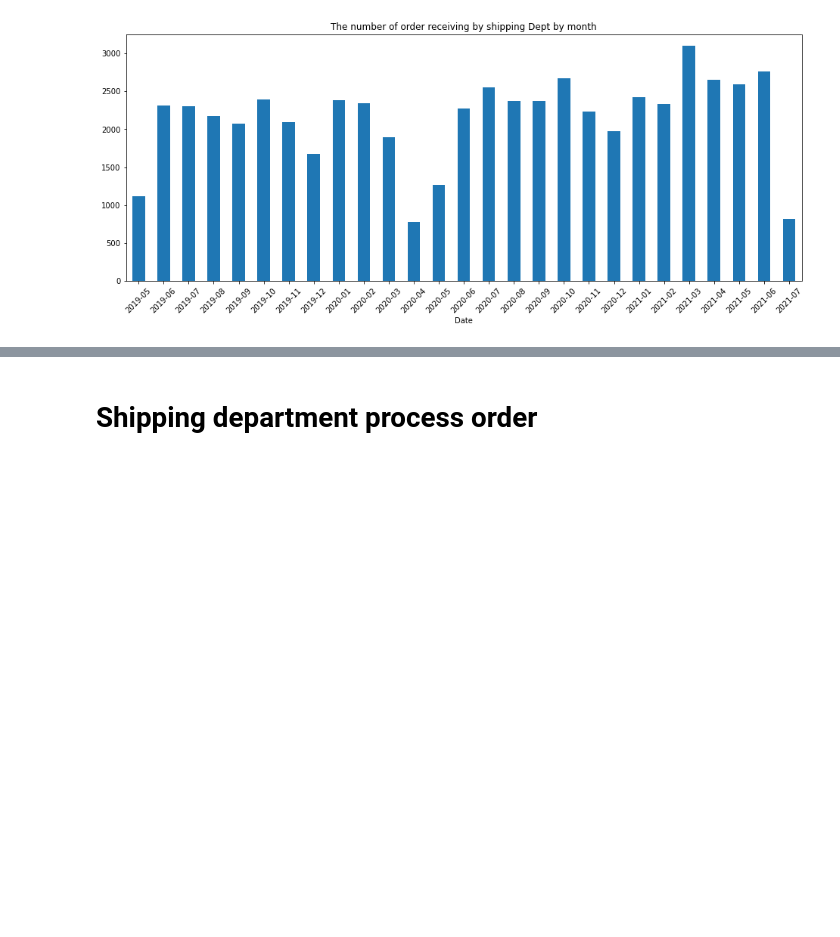
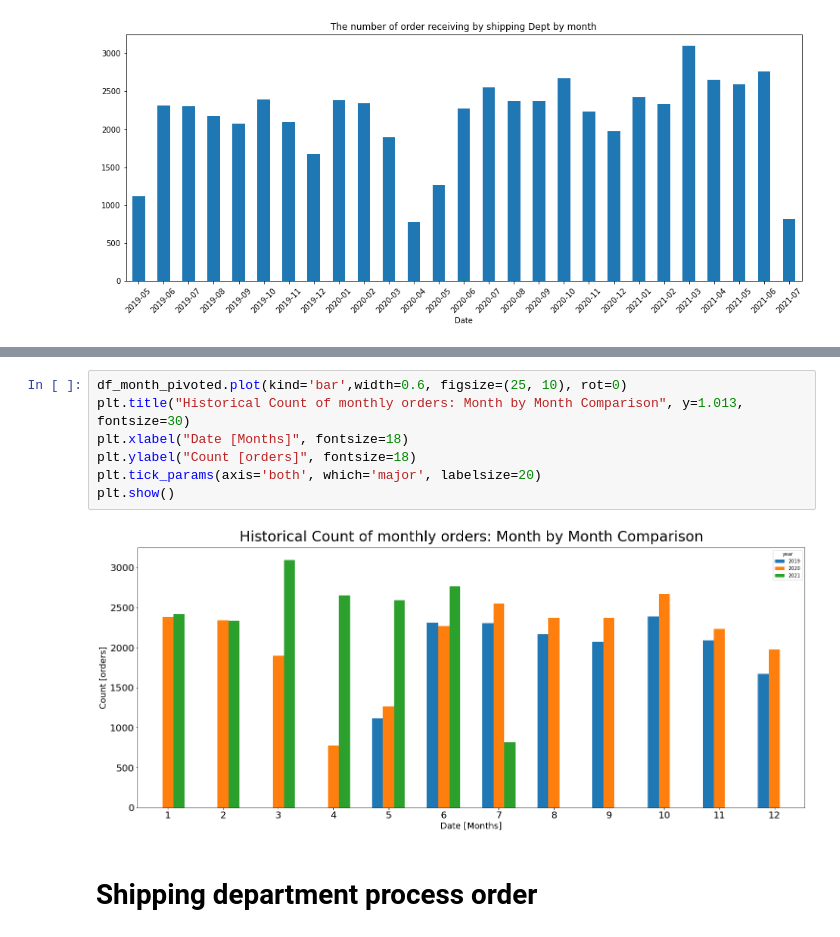
Before and after one commit to rhodapang/Python-for-data-analysis, a Jupyter notebook: Log Analysis for Shipping Department.ipynb, the cells around one changed output, grey strips where cells are left out. Saved outputs shown, nothing was run; the diff lists cells and outputs as text; blank space fills up the shorter version.

```diff
--- a/Log Analysis for Shipping Department.ipynb
+++ b/Log Analysis for Shipping Department.ipynb
@@ -225,3 +218,12 @@ plt.ylabel("Count [orders]", labelpad=16);
+# %%
+df_month_pivoted.plot(kind='bar',width=0.6, figsize=(25, 10), rot=0)
+plt.title("Historical Count of monthly orders: Month by Month Comparison", y=1.013, fontsize=30)
+plt.xlabel("Date [Months]", fontsize=18)
+plt.ylabel("Count [orders]", fontsize=18)
+plt.tick_params(axis='both', which='major', labelsize=20)
+plt.show()
+# %% [output]
+[figure, added]
 # %% [markdown]
 # Shipping department process order
 # %% [markdown]
```
Also changed, not shown: parts of 19 cells of this notebook.
